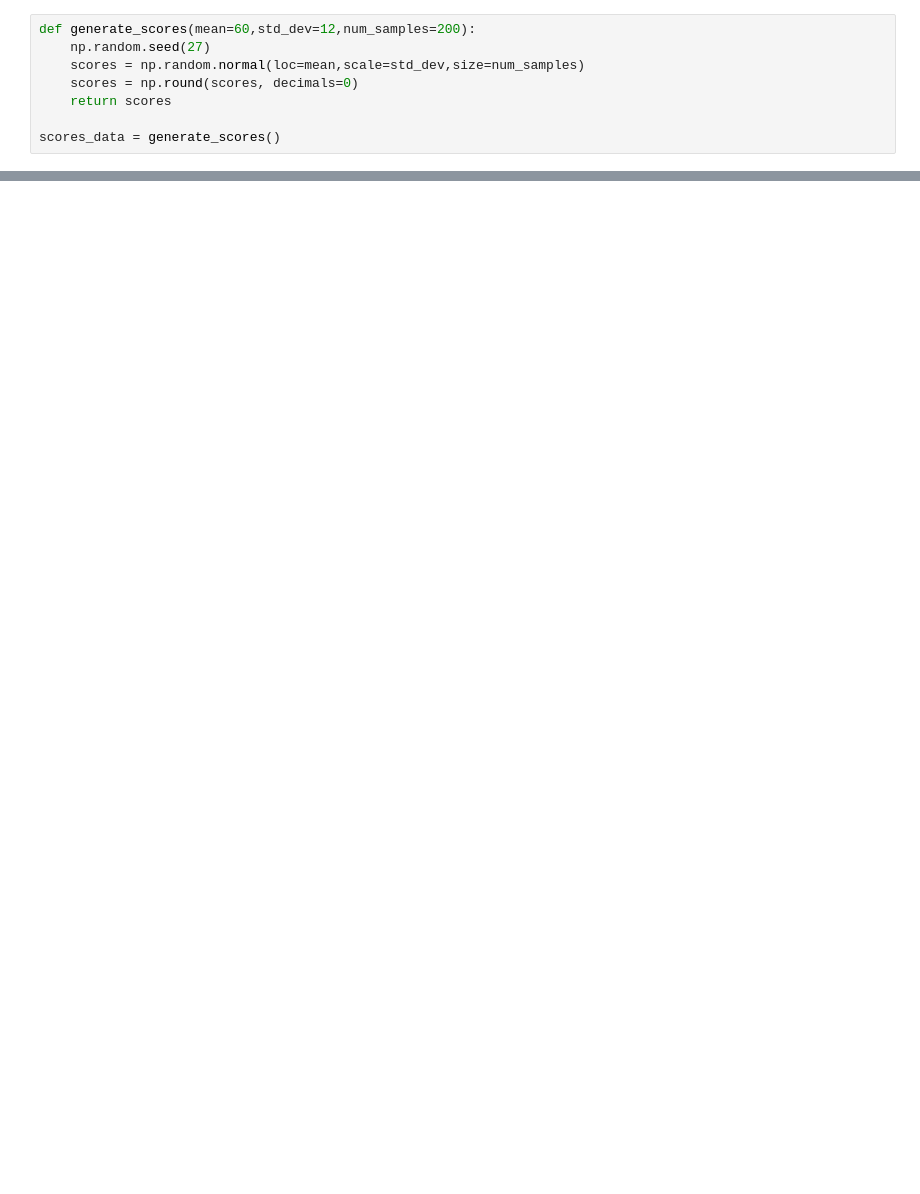
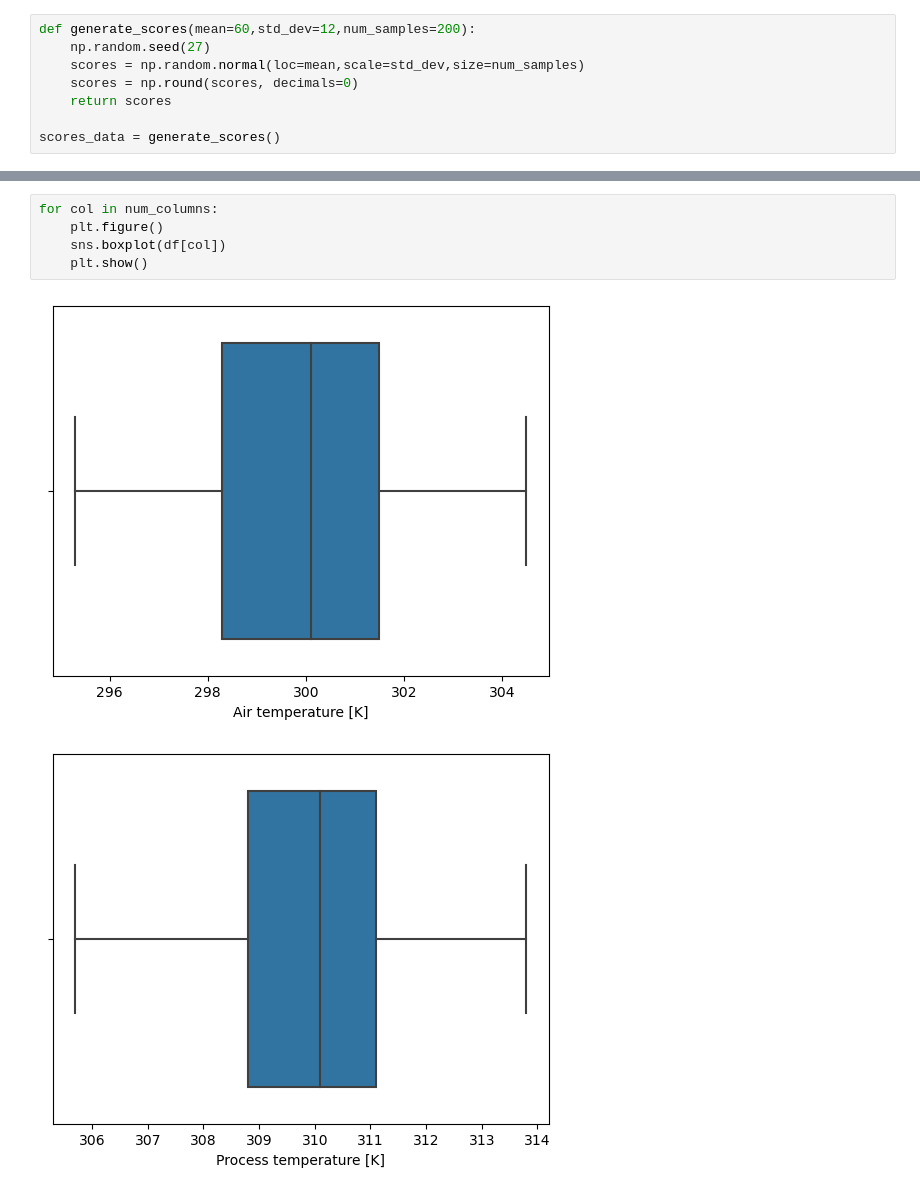
Before and after one commit to AmraniMohammed/Predictive-Maintenance, a Jupyter notebook: Predictive maintenance.ipynb, the cells around one changed output, grey strips where cells are left out. Cells and saved outputs as stored; diff of their text form; blank space fills up the shorter version.

```diff
--- a/Predictive maintenance.ipynb
+++ b/Predictive maintenance.ipynb
@@ -258,0 +274,8 @@ scores_data = generate_scores()
+# %%
+for col in num_columns:
+    plt.figure()
+    sns.boxplot(df[col])
+    plt.show()
+# %% [output]
+[figure, added]
+[figure, added]
```
Also changed, not shown: parts of 18 cells of this notebook.
